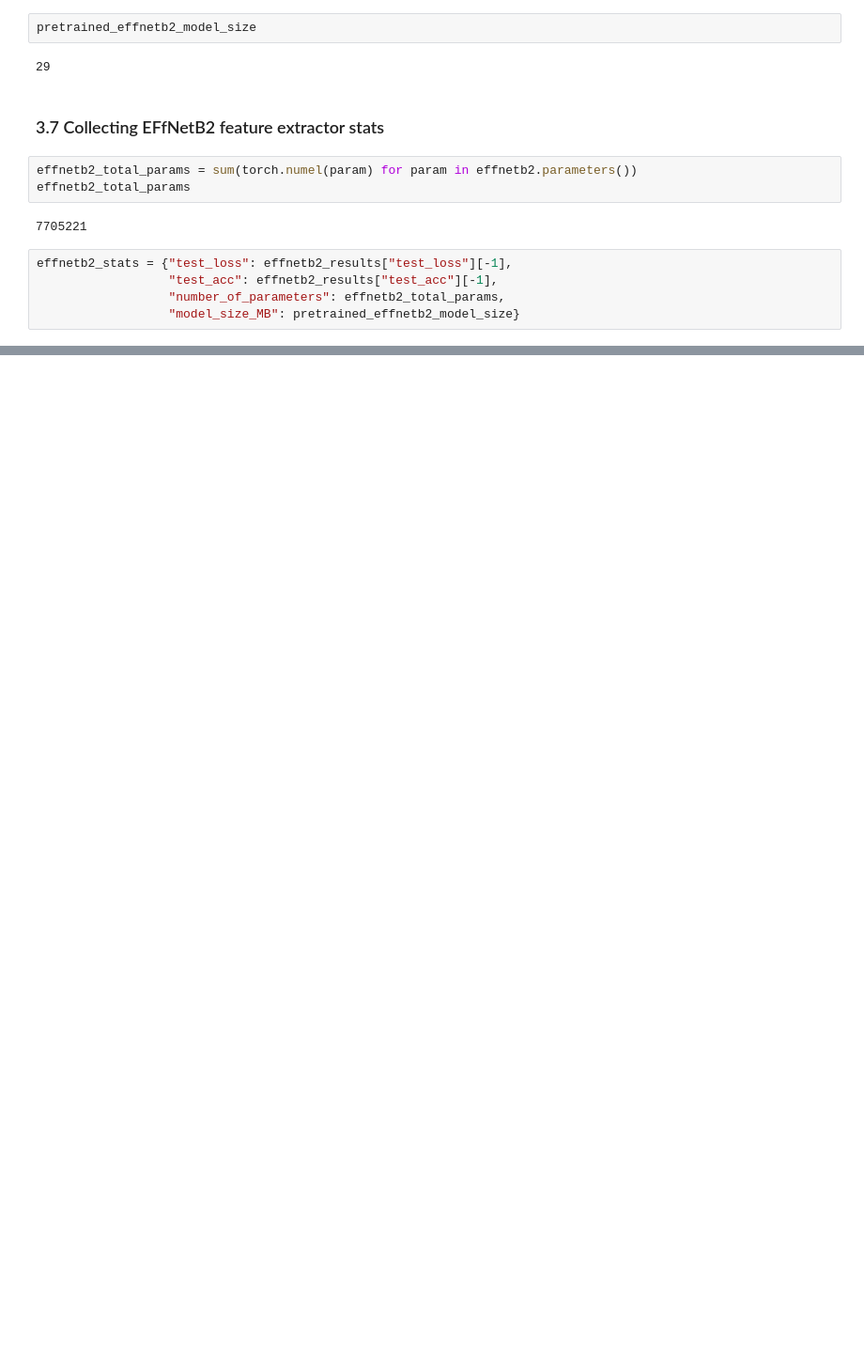
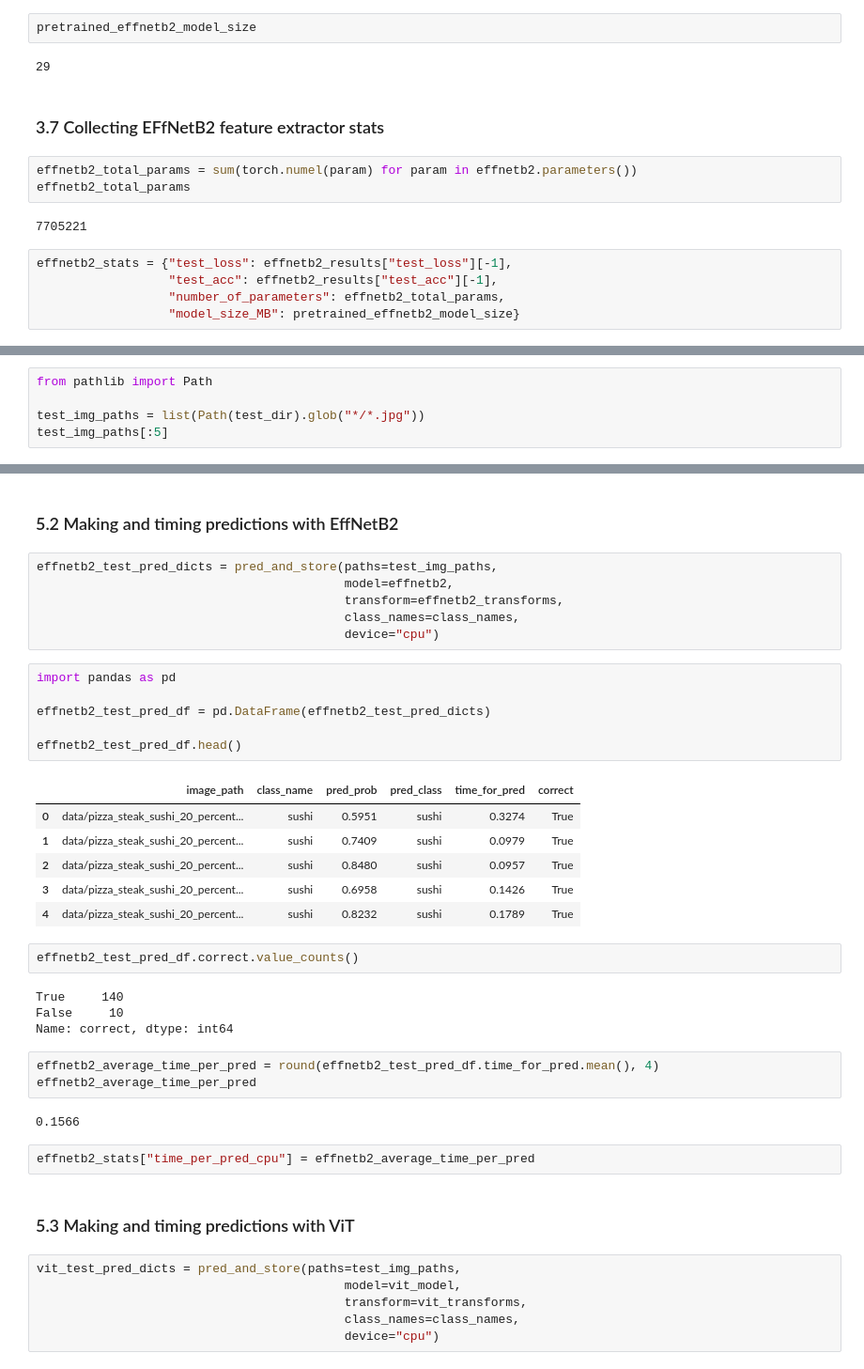
Before and after one commit to Adarsh0047/PyTorch-ZTM, a Jupyter notebook: 9. Model Deployment/09_Pytorch_Model_Deployment.ipynb, the cells around one changed output, grey strips where cells are left out. Shown: that part at 94% size. Drawn from its saved outputs; the diff is of its cells as text; blank space fills up the shorter version.

```diff
--- a/9. Model Deployment/09_Pytorch_Model_Deployment.ipynb
+++ b/9. Model Deployment/09_Pytorch_Model_Deployment.ipynb
@@ -298,0 +450,5 @@ effnetb2_stats
+# %%
+from pathlib import Path
+
+test_img_paths = list(Path(test_dir).glob("*/*.jpg"))
+test_img_paths[:5]
@@ -298,0 +509,42 @@ effnetb2_stats
+# %% [markdown]
+### 5.2 Making and timing predictions with EffNetB2
+# %%
+effnetb2_test_pred_dicts = pred_and_store(paths=test_img_paths,
+                                          model=effnetb2,
+                                          transform=effnetb2_transforms,
+                                          class_names=class_names,
+                                          device="cpu")
+# %%
+import pandas as pd
+
+effnetb2_test_pred_df = pd.DataFrame(effnetb2_test_pred_dicts)
+
+effnetb2_test_pred_df.head()
+# %% [output]
+|  | image_path | class_name | pred_prob | pred_class | time_for_pred | correct |
+| 0 | data/pizza_steak_sushi_20_percent... | sushi | 0.5951 | sushi | 0.3274 | True |
+| 1 | data/pizza_steak_sushi_20_percent... | sushi | 0.7409 | sushi | 0.0979 | True |
+| 2 | data/pizza_steak_sushi_20_percent... | sushi | 0.8480 | sushi | 0.0957 | True |
+| 3 | data/pizza_steak_sushi_20_percent... | sushi | 0.6958 | sushi | 0.1426 | True |
+| 4 | data/pizza_steak_sushi_20_percent... | sushi | 0.8232 | sushi | 0.1789 | True |
+# %%
+effnetb2_test_pred_df.correct.value_counts()
+# %% [output]
+True     140
+False     10
+Name: correct, dtype: int64
+# %%
+effnetb2_average_time_per_pred = round(effnetb2_test_pred_df.time_for_pred.mean(), 4)
+effnetb2_average_time_per_pred
+# %% [output]
+0.1566
+# %%
+effnetb2_stats["time_per_pred_cpu"] = effnetb2_average_time_per_pred
+# %% [markdown]
+### 5.3 Making and timing predictions with ViT
+# %%
+vit_test_pred_dicts = pred_and_store(paths=test_img_paths,
+                                          model=vit_model,
+                                          transform=vit_transforms,
+                                          class_names=class_names,
+                                          device="cpu")
```
Also changed, not shown: parts of 39 cells of this notebook, 1 other file.
